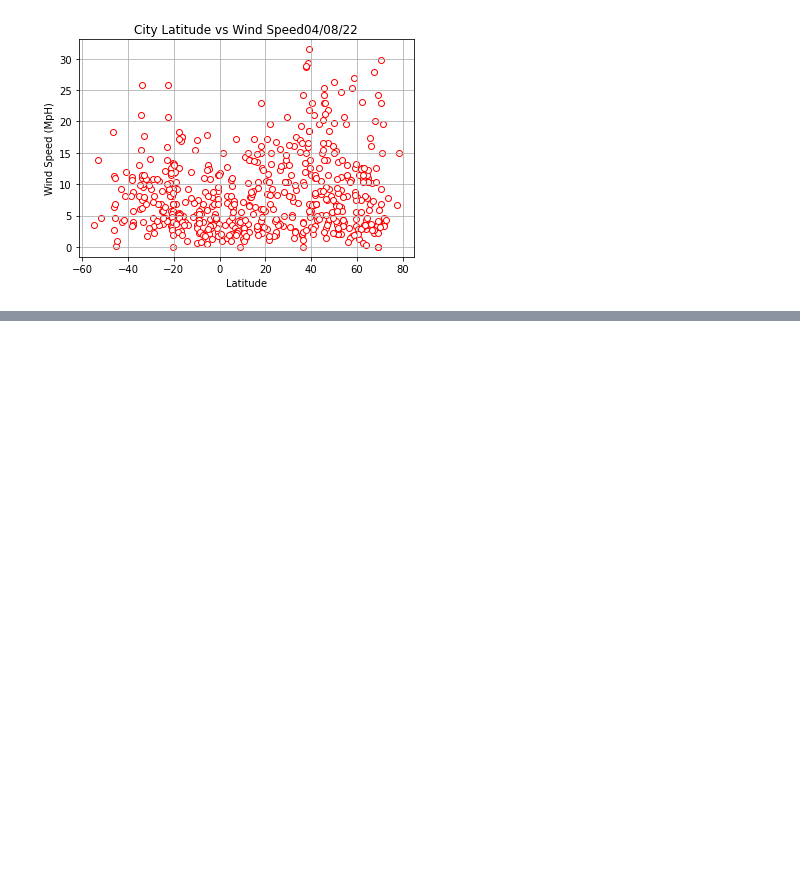
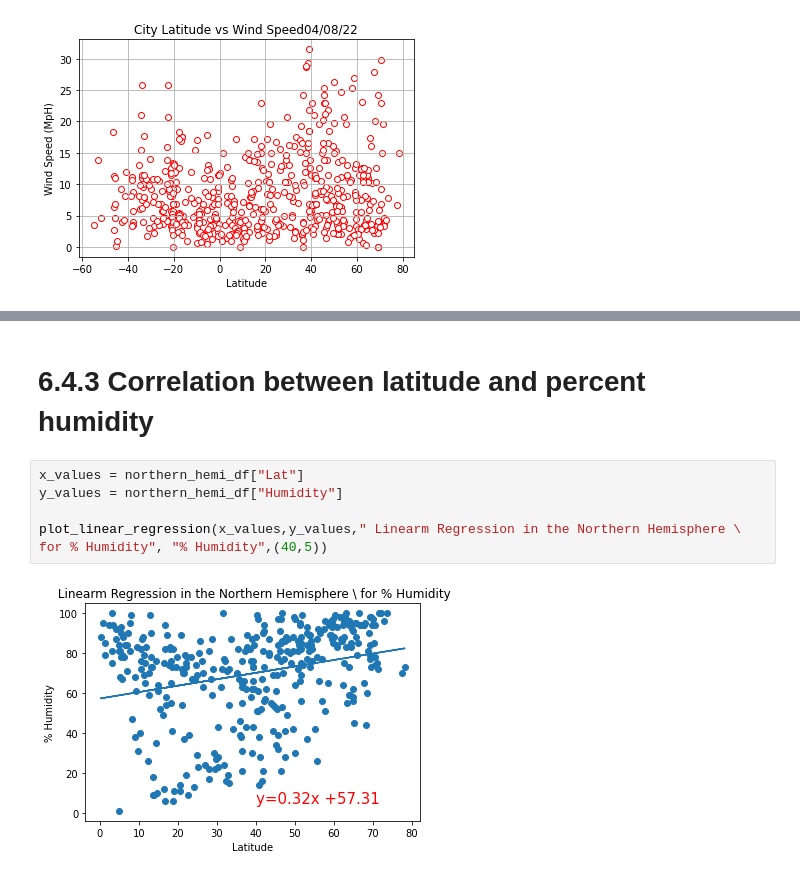
Before and after one commit to mustafaikizler/World_Weather_Analysis, a Jupyter notebook: WeatherPy.ipynb, the cells around one changed output, grey strips where cells are left out. Cells and saved outputs as stored; diff of their text form; blank space fills up the shorter version.

```diff
--- a/WeatherPy.ipynb
+++ b/WeatherPy.ipynb
@@ -265,0 +346,9 @@ plt.show()
+# %% [markdown]
+# 6.4.3 Correlation between latitude and percent humidity
+# %%
+x_values = northern_hemi_df["Lat"]
+y_values = northern_hemi_df["Humidity"]
+
+plot_linear_regression(x_values,y_values," Linearm Regression in the Northern Hemisphere \ for % Humidity", "% Humidity",(40,5))
+# %% [output]
+[figure, added]
```
Also changed, not shown: parts of 21 cells of this notebook.
